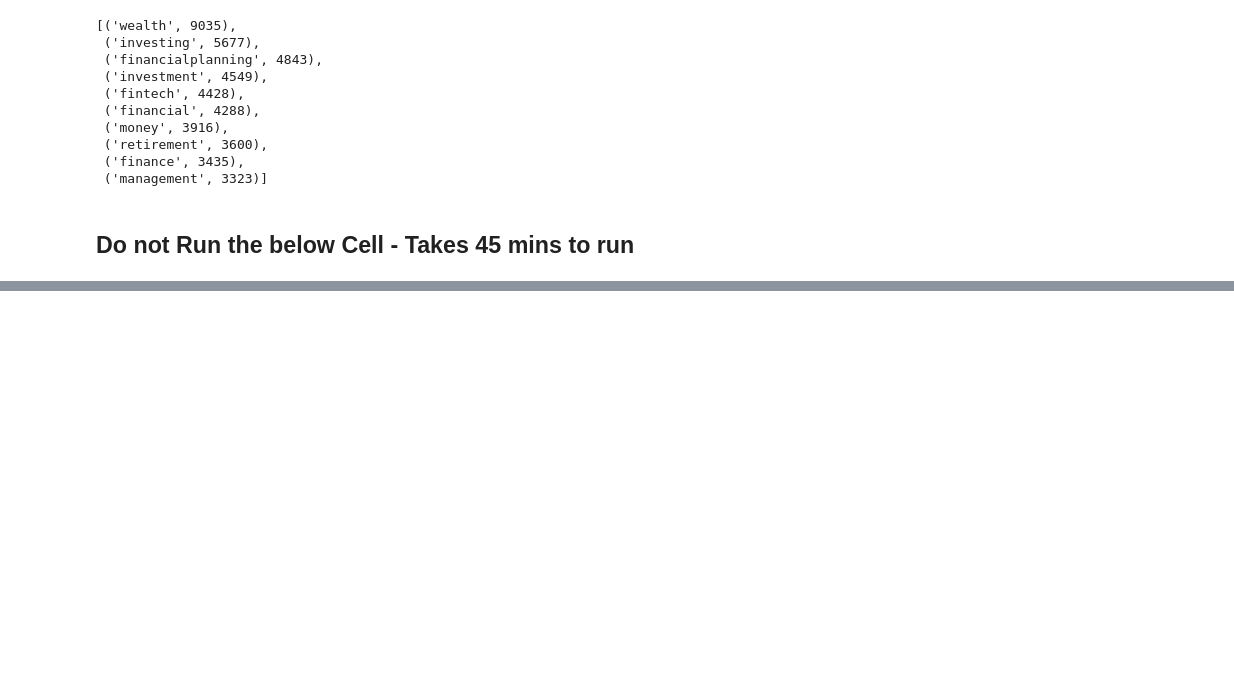
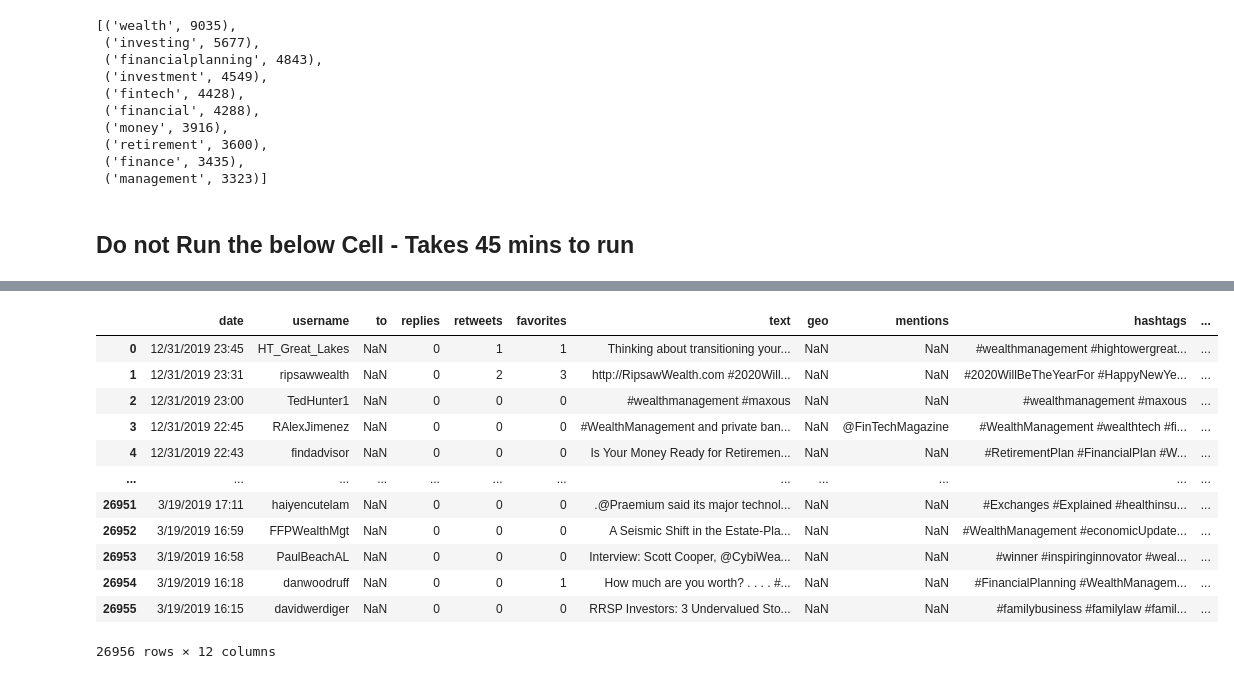
Before and after one commit to adityabaser/Morgan-Stanley-Sentiment-Analysis, a Jupyter notebook: Topicmodeling-wealthmanagement .ipynb, the cells around one changed output, grey strips where cells are left out. Drawn from its saved outputs; the diff is of its cells as text; code cells hidden in the pictures; blank space fills up the shorter version.

```diff
--- a/Topicmodeling-wealthmanagement .ipynb
+++ b/Topicmodeling-wealthmanagement .ipynb
@@ -192 +194,18 @@ df_tweets_clean
 26956 rows × 6 columns
+# %%
+df = df.dropna(subset = ["text"])
+df
+# %% [output]
+|  | date | username | to | replies | retweets | favorites | text | geo | mentions | hashtags | ... |
+| 0 | 12/31/2019 23:45 | HT_Great_Lakes | NaN | 0 | 1 | 1 | Thinking about transitioning your... | NaN | NaN | #wealthmanagement #hightowergreat... | ... |
+| 1 | 12/31/2019 23:31 | ripsawwealth | NaN | 0 | 2 | 3 | http://RipsawWealth.com #2020Will... | NaN | NaN | #2020WillBeTheYearFor #HappyNewYe... | ... |
+| 2 | 12/31/2019 23:00 | TedHunter1 | NaN | 0 | 0 | 0 | #wealthmanagement #maxous | NaN | NaN | #wealthmanagement #maxous | ... |
+| 3 | 12/31/2019 22:45 | RAlexJimenez | NaN | 0 | 0 | 0 | #WealthManagement and private ban... | NaN | @FinTechMagazine | #WealthManagement #wealthtech #fi... | ... |
+| 4 | 12/31/2019 22:43 | findadvisor | NaN | 0 | 0 | 0 | Is Your Money Ready for Retiremen... | NaN | NaN | #RetirementPlan #FinancialPlan #W... | ... |
+| ... | ... | ... | ... | ... | ... | ... | ... | ... | ... | ... | ... |
+| 26951 | 3/19/2019 17:11 | haiyencutelam | NaN | 0 | 0 | 0 | .@Praemium said its major technol... | NaN | NaN | #Exchanges #Explained #healthinsu... | ... |
+| 26952 | 3/19/2019 16:59 | FFPWealthMgt | NaN | 0 | 0 | 0 | A Seismic Shift in the Estate-Pla... | NaN | NaN | #WealthManagement #economicUpdate... | ... |
+| 26953 | 3/19/2019 16:58 | PaulBeachAL | NaN | 0 | 0 | 0 | Interview: Scott Cooper, @CybiWea... | NaN | NaN | #winner #inspiringinnovator #weal... | ... |
+| 26954 | 3/19/2019 16:18 | danwoodruff | NaN | 0 | 0 | 1 | How much are you worth? . . . . #... | NaN | NaN | #FinancialPlanning #WealthManagem... | ... |
+| 26955 | 3/19/2019 16:15 | davidwerdiger | NaN | 0 | 0 | 0 | RRSP Investors: 3 Undervalued Sto... | NaN | NaN | #familybusiness #familylaw #famil... | ... |
+26956 rows × 12 columns
```
Also changed, not shown: parts of 16 cells of this notebook, 1 other file.
